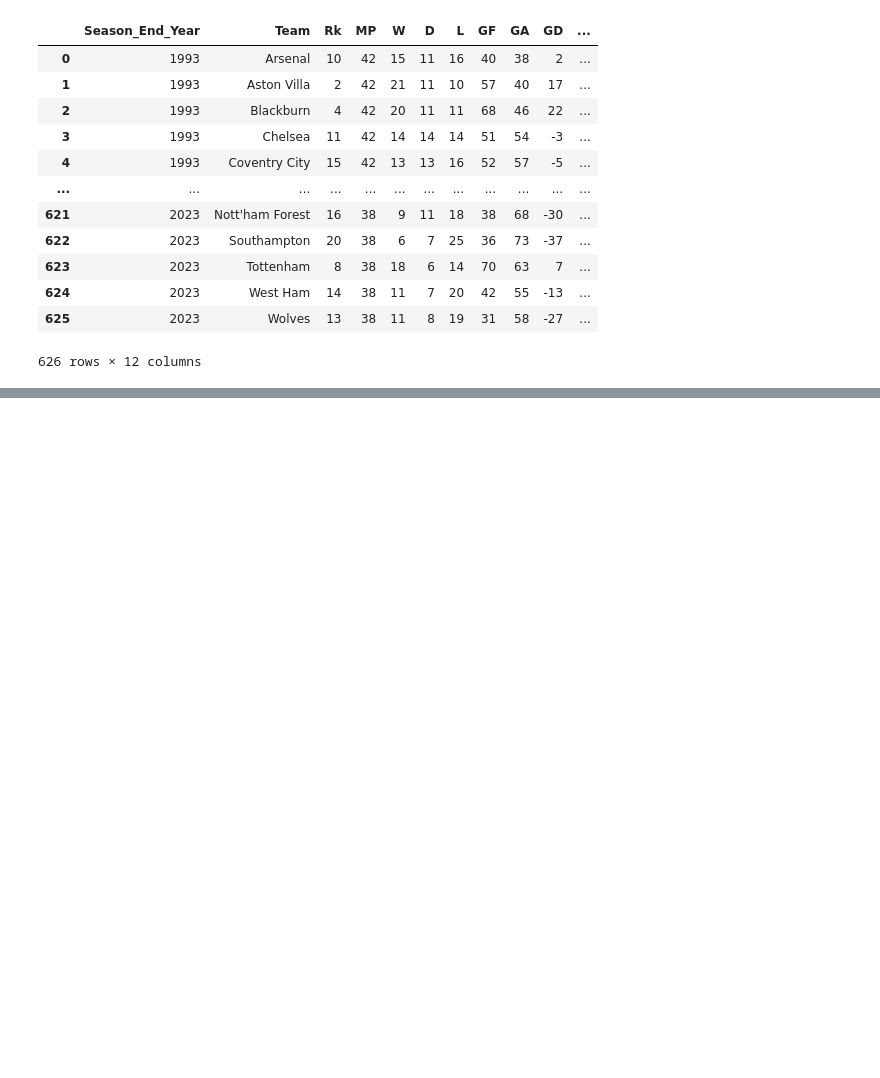
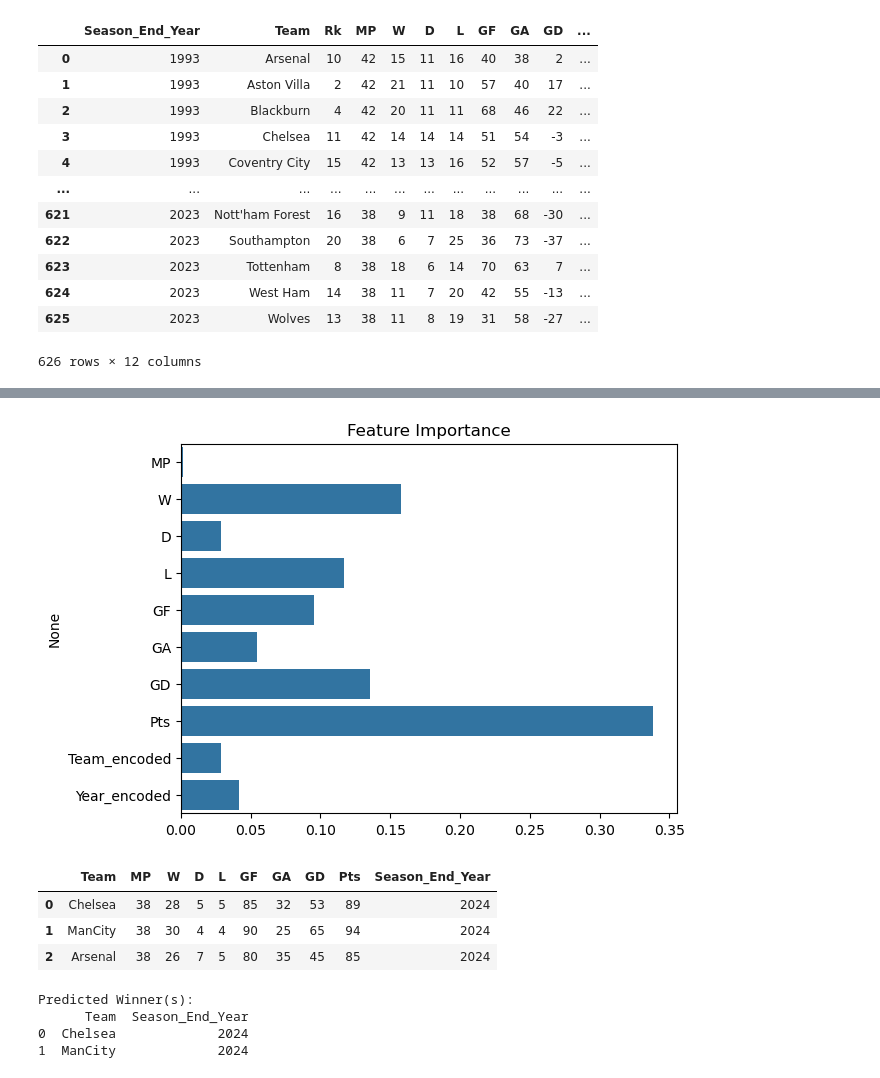
Before and after one commit to codegirl254/Predicting-2025-2030-epl-winners, a Jupyter notebook: EPL-Predictions.ipynb, the cells around one changed output, grey strips where cells are left out. Saved outputs shown, nothing was run; the diff lists cells and outputs as text; code cells hidden in the pictures; blank space fills up the shorter version.

```diff
--- a/EPL-Predictions.ipynb
+++ b/EPL-Predictions.ipynb
@@ -76,3 +76,7 @@ epl_data
 | 624 | 2023 | West Ham | 14 | 38 | 11 | 7 | 20 | 42 | 55 | -13 | ... |
 | 625 | 2023 | Wolves | 13 | 38 | 11 | 8 | 19 | 31 | 58 | -27 | ... |
 626 rows × 12 columns
+# %%
+# Convert 'Team' to categorical and assign integer codes
+epl_data["Team_encoded"] = epl_data["Team"].astype("category").cat.codes
+epl_data["Year_encoded"] = epl_data["Season_End_Year"].astype("category").cat.codes
@@ -78,0 +103,14 @@ epl_data
+# %%
+#Split data into features(x) and target(y)
+x=epl_data.drop(columns={"winner","Team","Season_End_Year","Rk"})
+y=epl_data["winner"]
+# %%
+#Split data into train and test
+from sklearn.model_selection import train_test_split
+x_train, x_test, y_train, y_test = train_test_split(x, y, test_size=0.3, random_state=42)
+# %%
+from sklearn.ensemble import RandomForestClassifier
+
+# Initialize and train the model
+model = RandomForestClassifier(n_estimators=100, random_state=42)
+model.fit(x_train, y_train)
@@ -78,0 +144,37 @@ epl_data
+# %%
+import matplotlib.pyplot as plt
+import seaborn as sns
+
+# Get feature importances
+feature_importances = model.feature_importances_
+
+# Plot the feature importance
+sns.barplot(x=feature_importances, y=x.columns)
+plt.title('Feature Importance')
+plt.show()
+# %% [output]
+[figure, added]
+# %%
+# Create a DataFrame with new data
+data = {
+    'Team': ['Chelsea', 'ManCity', 'Arsenal'],
+    'MP': [38, 38, 38],
+    'W': [28, 30, 26],
+    'D': [5, 4, 7],
+    'L': [5, 4, 5],
+    'GF': [85, 90, 80],
+    'GA': [32, 25, 35],
+    'GD': [53, 65, 45],
+    'Pts': [89, 94, 85],
+    'Season_End_Year': [2024, 2024, 2024]
+}
+
+epl_new = pd.DataFrame(data)
+
+# Display the new data
+epl_new.head()
+# %% [output]
+|  | Team | MP | W | D | L | GF | GA | GD | Pts | Season_End_Year |
+| 0 | Chelsea | 38 | 28 | 5 | 5 | 85 | 32 | 53 | 89 | 2024 |
+| 1 | ManCity | 38 | 30 | 4 | 4 | 90 | 25 | 65 | 94 | 2024 |
+| 2 | Arsenal | 38 | 26 | 7 | 5 | 80 | 35 | 45 | 85 | 2024 |
@@ -78,0 +194,10 @@ epl_data
+# %%
+# Display the teams predicted to win
+predicted_winner = epl_new[epl_new['Predicted_Winner'] == 1]
+print("Predicted Winner(s):")
+print(predicted_winner[['Team', 'Season_End_Year']])
+# %% [output]
+Predicted Winner(s):
+      Team  Season_End_Year
+0  Chelsea             2024
+1  ManCity             2024
```
Also changed, not shown: parts of 6 cells of this notebook.
